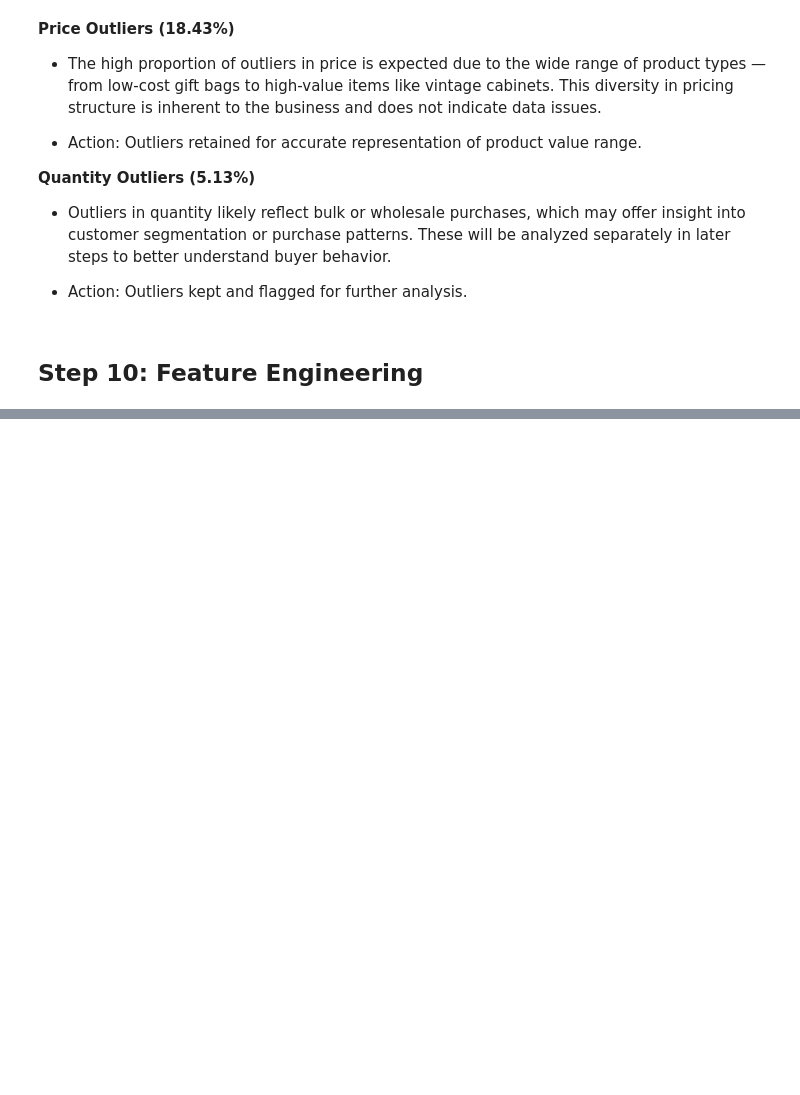
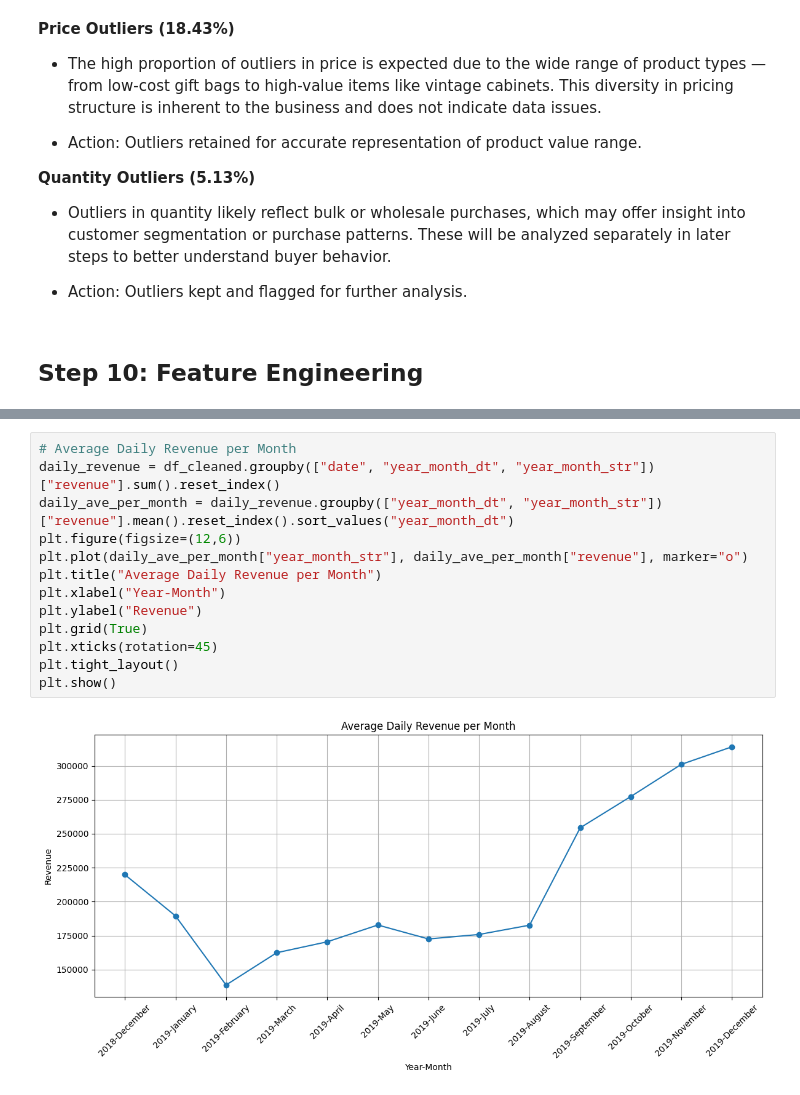
Before and after one commit to RammySubiate/e-commerce-data-analysis, a Jupyter notebook: analyis.ipynb, the cells around one changed output, grey strips where cells are left out. Saved outputs shown, nothing was run; the diff lists cells and outputs as text; blank space fills up the shorter version.

```diff
--- a/analyis.ipynb
+++ b/analyis.ipynb
@@ -613,0 +657,15 @@ Dont forget to create a scatter plot quantity, revenue, price
+# %%
+# Average Daily Revenue per Month
+daily_revenue = df_cleaned.groupby(["date", "year_month_dt", "year_month_str"])["revenue"].sum().reset_index()
+daily_ave_per_month = daily_revenue.groupby(["year_month_dt", "year_month_str"])["revenue"].mean().reset_index().sort_values("year_month_dt")
+plt.figure(figsize=(12,6))
+plt.plot(daily_ave_per_month["year_month_str"], daily_ave_per_month["revenue"], marker="o")
+plt.title("Average Daily Revenue per Month")
+plt.xlabel("Year-Month")
+plt.ylabel("Revenue")
+plt.grid(True)
+plt.xticks(rotation=45)
+plt.tight_layout()
+plt.show()
+# %% [output]
+[figure, added]
```
Also changed, not shown: parts of 17 cells of this notebook.
